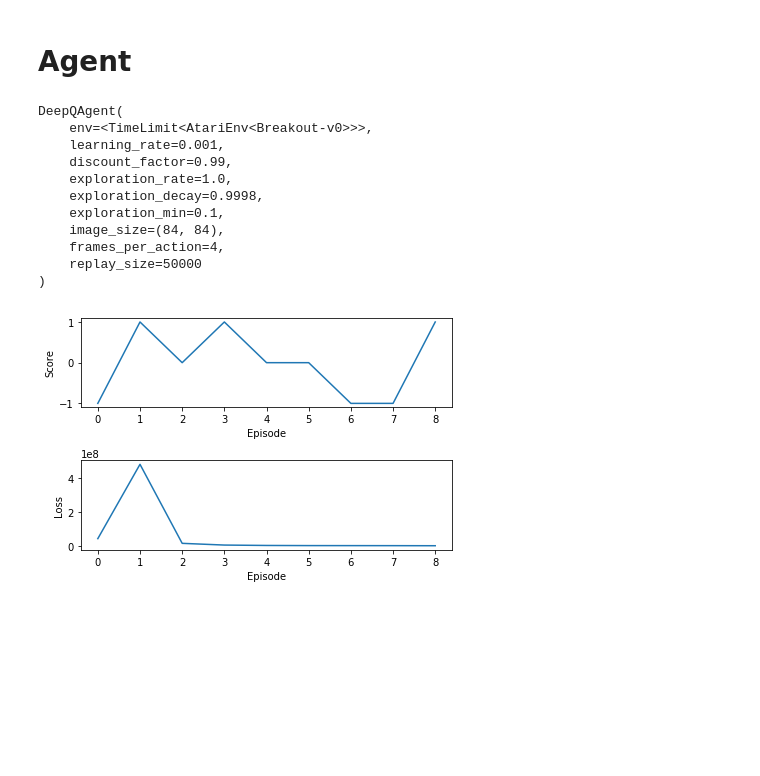
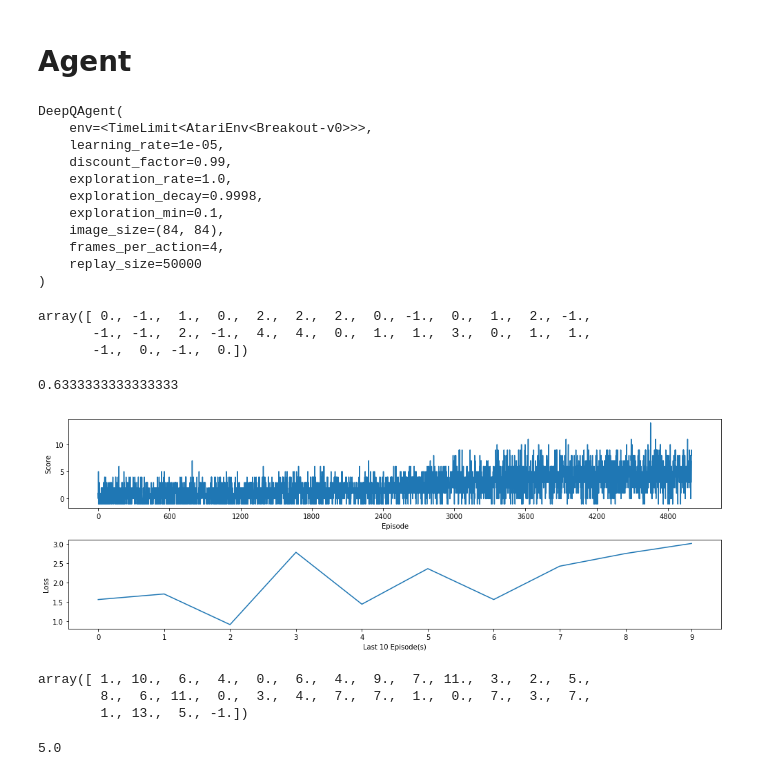
Before and after one commit to Kautenja/playing-mario-with-deep-reinforcement-learning, a Jupyter notebook: ipynb/Deep Q Agent.ipynb, the cells around one changed output. Drawn from its saved outputs; the diff is of its cells as text; code cells hidden in the pictures; blank space fills up the shorter version.

```diff
--- a/ipynb/Deep Q Agent.ipynb
+++ b/ipynb/Deep Q Agent.ipynb
@@ -23,12 +23,12 @@ Discrete(4)
 # %% [markdown]
 # Agent
 # %%
-agent = DeepQAgent(env, learning_rate=0.001, frames_per_action=4, replay_size=50000)
+agent = DeepQAgent(env, learning_rate=1e-5, frames_per_action=4, replay_size=50000)
 agent
 # %% [output]
 DeepQAgent(
     env=<TimeLimit<AtariEnv<Breakout-v0>>>,
-    learning_rate=0.001,
+    learning_rate=1e-05,
     discount_factor=0.99,
     exploration_rate=1.0,
     exploration_decay=0.9998,
@@ -40,6 +40,12 @@ DeepQAgent(
 # %%
 res_random = agent.play()
 res_random
+# %% [output]
+array([ 0., -1.,  1.,  0.,  2.,  2.,  2.,  0., -1.,  0.,  1.,  2., -1.,
+       -1., -1.,  2., -1.,  4.,  4.,  0.,  1.,  1.,  3.,  0.,  1.,  1.,
+       -1.,  0., -1.,  0.])
 # %%
 res_random.mean()
+# %% [output]
+0.6333333333333333
 # %%
@@ -47,9 +53,15 @@ agent.observe(10)
 # %%
-agent.train(episodes=30, callback=JupyterCallback())
+agent.train(episodes=5000, callback=JupyterCallback())
 # %% [output]
-[figure, old version]
+[figure, new version]
 # %%
 res_trained = agent.play()
 res_trained
+# %% [output]
+array([ 1., 10.,  6.,  4.,  0.,  6.,  4.,  9.,  7., 11.,  3.,  2.,  5.,
+        8.,  6., 11.,  0.,  3.,  4.,  7.,  7.,  1.,  0.,  7.,  3.,  7.,
+        1., 13.,  5., -1.])
 # %%
 res_trained.mean()
+# %% [output]
+5.0
```
Also changed, not shown: parts of 2 cells of this notebook.
